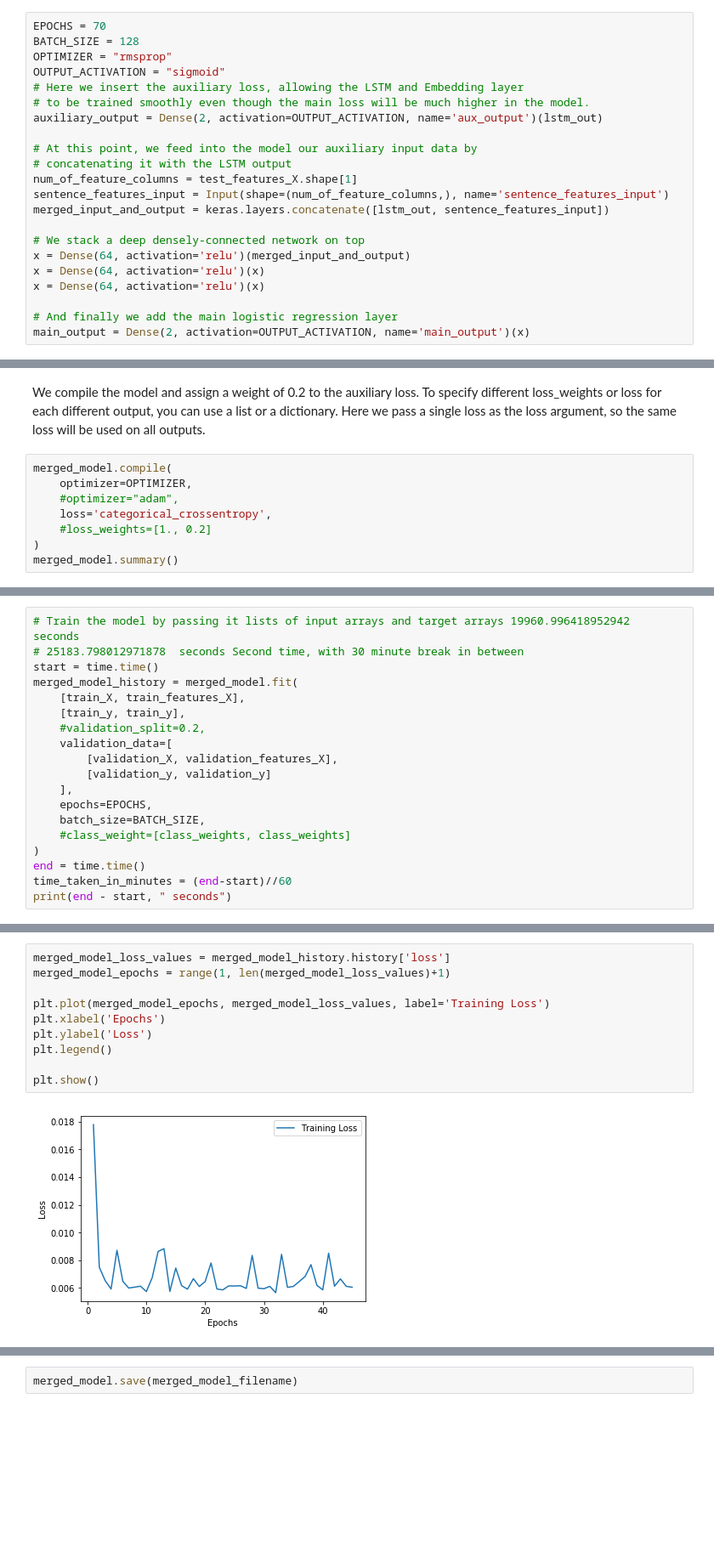
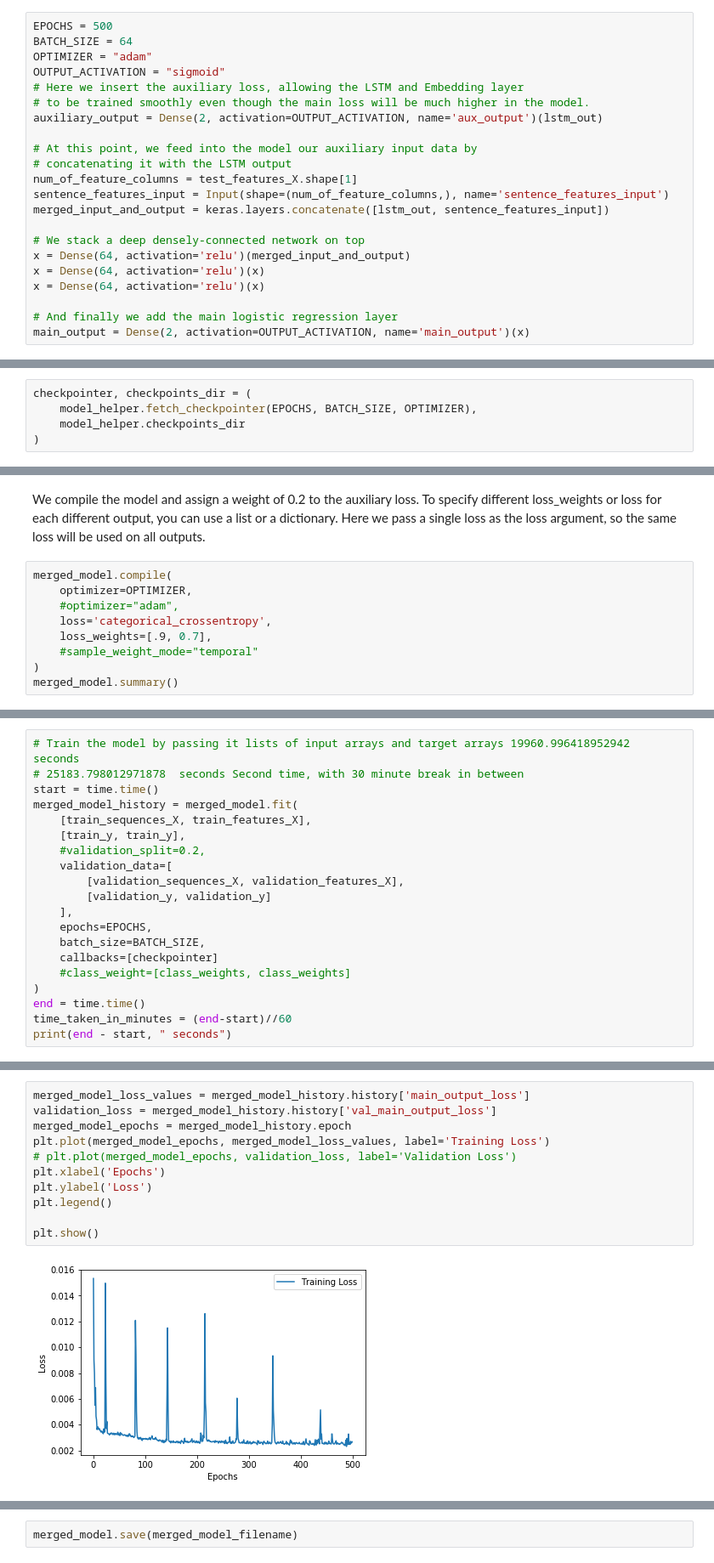
Before and after one commit to wcyn/gnue-chat-summarization, a Jupyter notebook: neural_net_models/Keras LSTM Recurrent Neural Network - Preprocessed.ipynb, the cells around one changed output, grey strips where cells are left out. Shown at 85% size. Drawn from its saved outputs; the diff is of its cells as text; blank space fills up the shorter version.

Commit message:
Enable model prediction for all types of models

```diff
--- a/neural_net_models/Keras LSTM Recurrent Neural Network - Preprocessed.ipynb
+++ b/neural_net_models/Keras LSTM Recurrent Neural Network - Preprocessed.ipynb
@@ -153,9 +177,9 @@ class_weights
 # %% [output]
 array([ 0.51756237, 14.73497854])
 # %%
-EPOCHS = 70
-BATCH_SIZE = 128
-OPTIMIZER = "rmsprop"
+EPOCHS = 500
+BATCH_SIZE = 64
+OPTIMIZER = "adam"
 OUTPUT_ACTIVATION = "sigmoid"
 # Here we insert the auxiliary loss, allowing the LSTM and Embedding layer
 # to be trained smoothly even though the main loss will be much higher in the model.
@@ -180,3 +204,8 @@ merged_model = Model(
     inputs=[main_sentence_input, sentence_features_input],
     outputs=[main_output, auxiliary_output]
 )
+# %%
+checkpointer, checkpoints_dir = (
+    model_helper.fetch_checkpointer(EPOCHS, BATCH_SIZE, OPTIMIZER),
+    model_helper.checkpoints_dir
+)
@@ -187,7 +220,8 @@ merged_model.compile(
     optimizer=OPTIMIZER,
     #optimizer="adam",
     loss='categorical_crossentropy',
-    #loss_weights=[1., 0.2]
+    loss_weights=[.9, 0.7],
+    #sample_weight_mode="temporal"
 )
 merged_model.summary()
 # %% [output]
@@ -213,15 +247,16 @@ ________________________________________________________________________________
 # 25183.798012971878  seconds Second time, with 30 minute break in between
 start = time.time()
 merged_model_history = merged_model.fit(
-    [train_X, train_features_X],
+    [train_sequences_X, train_features_X],
     [train_y, train_y],
     #validation_split=0.2,
     validation_data=[
-        [validation_X, validation_features_X],
+        [validation_sequences_X, validation_features_X],
         [validation_y, validation_y]
     ],
     epochs=EPOCHS,
     batch_size=BATCH_SIZE,
+    callbacks=[checkpointer]
     #class_weight=[class_weights, class_weights]
 )
 end = time.time()
@@ -248,12 +283,13 @@ Epoch 70/70
 # %%
-merged_model_loss_values = merged_model_history.history['loss']
-merged_model_epochs = range(1, len(merged_model_loss_values)+1)
-
+merged_model_loss_values = merged_model_history.history['main_output_loss']
+validation_loss = merged_model_history.history['val_main_output_loss']
+merged_model_epochs = merged_model_history.epoch
 plt.plot(merged_model_epochs, merged_model_loss_values, label='Training Loss')
+# plt.plot(merged_model_epochs, validation_loss, label='Validation Loss')
 plt.xlabel('Epochs')
 plt.ylabel('Loss')
 plt.legend()
 
 plt.show()
 # %% [output]
-[figure, old version]
+[figure, new version]
```
Also changed, not shown: parts of 28 cells of this notebook, 15 other files.
